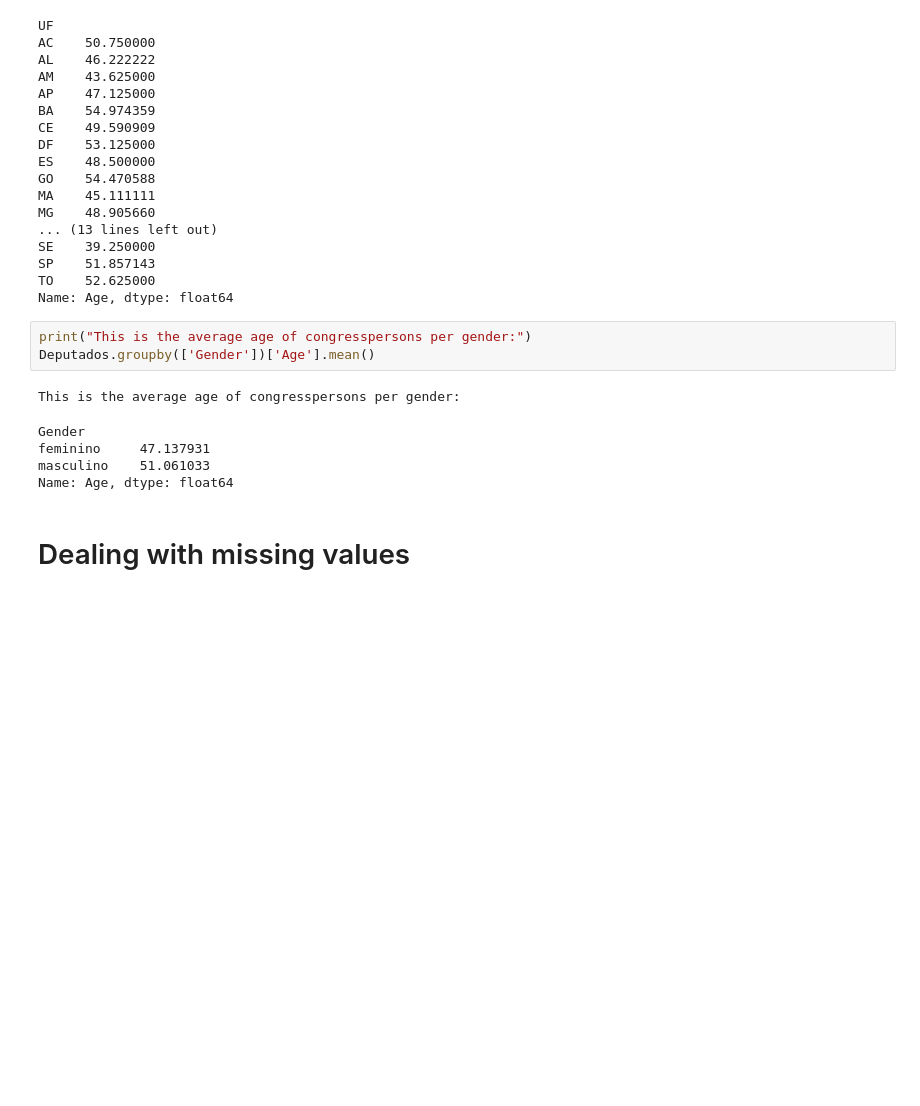
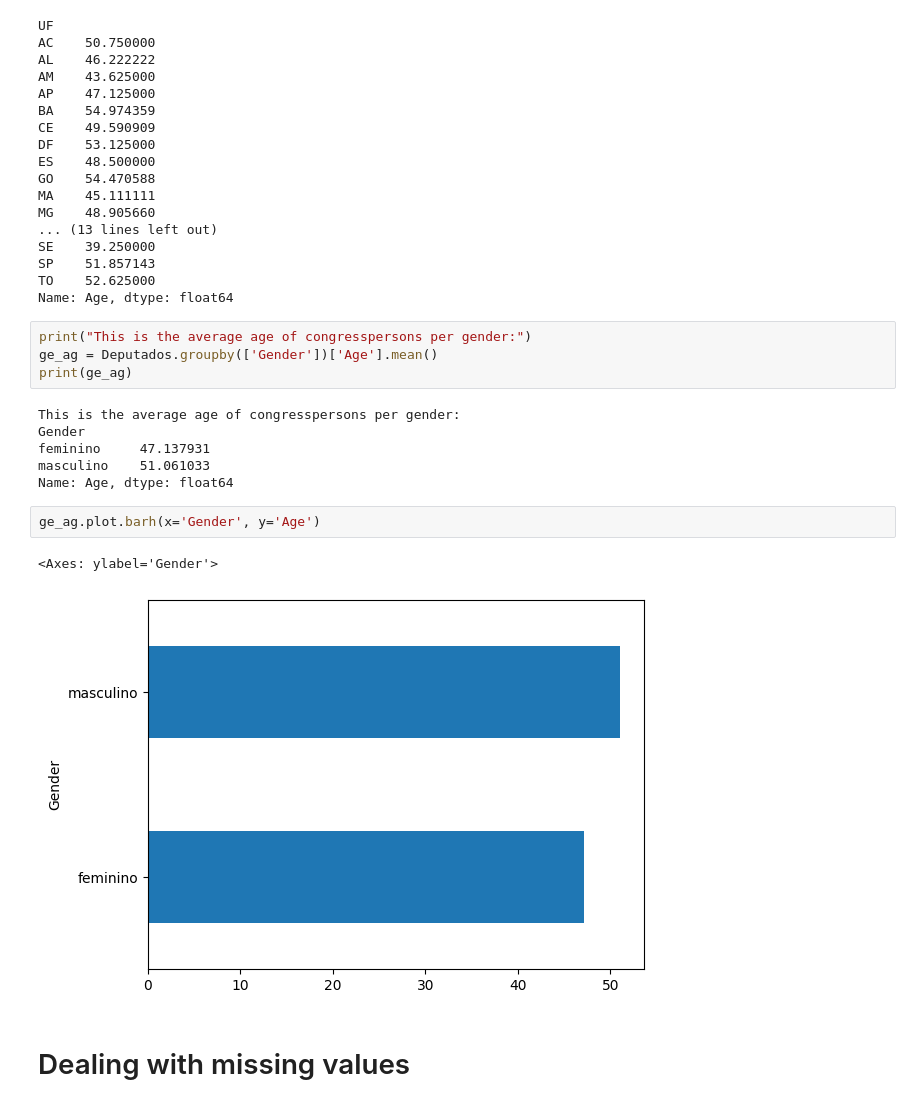
Before and after one commit to Bess-Hub/Project-Citizen-Explorer, a Jupyter notebook: Brazil_Lower_House.ipynb, the cells around one changed output. Drawn from its saved outputs; the diff is of its cells as text; blank space fills up the shorter version.

```diff
--- a/Brazil_Lower_House.ipynb
+++ b/Brazil_Lower_House.ipynb
@@ -344,13 +330,19 @@ TO    52.625000
 Name: Age, dtype: float64
 # %%
 print("This is the average age of congresspersons per gender:")
-Deputados.groupby(['Gender'])['Age'].mean()
+ge_ag = Deputados.groupby(['Gender'])['Age'].mean()
+print(ge_ag)
 # %% [output]
 This is the average age of congresspersons per gender:
+Gender
+feminino     47.137931
+masculino    51.061033
+Name: Age, dtype: float64
-Gender
-feminino     47.137931
-masculino    51.061033
-Name: Age, dtype: float64
+# %%
+ge_ag.plot.barh(x='Gender', y='Age')
+# %% [output]
+<Axes: ylabel='Gender'>
+[figure, added]
 # %% [markdown]
 # Dealing with missing values
 # %% [markdown]
```
Also changed, not shown: parts of 1 cell of this notebook.
